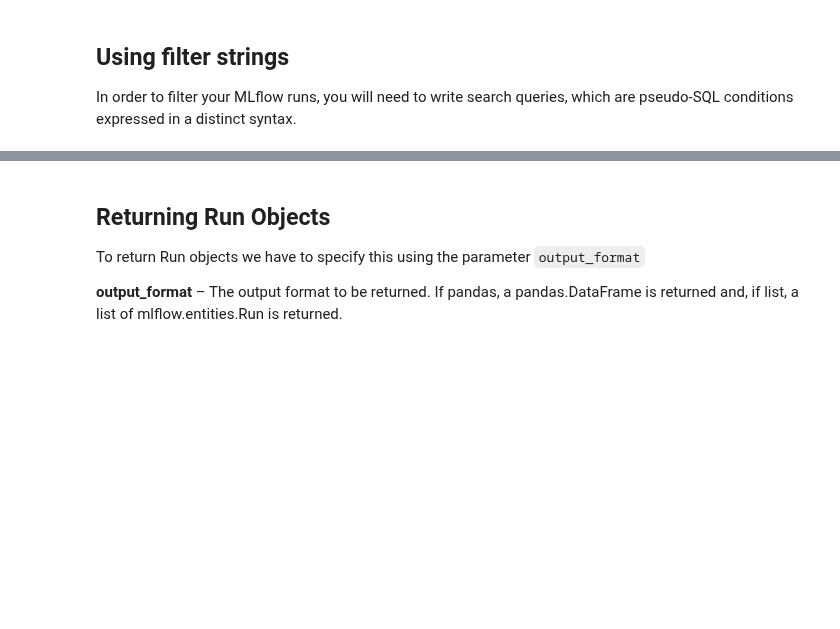
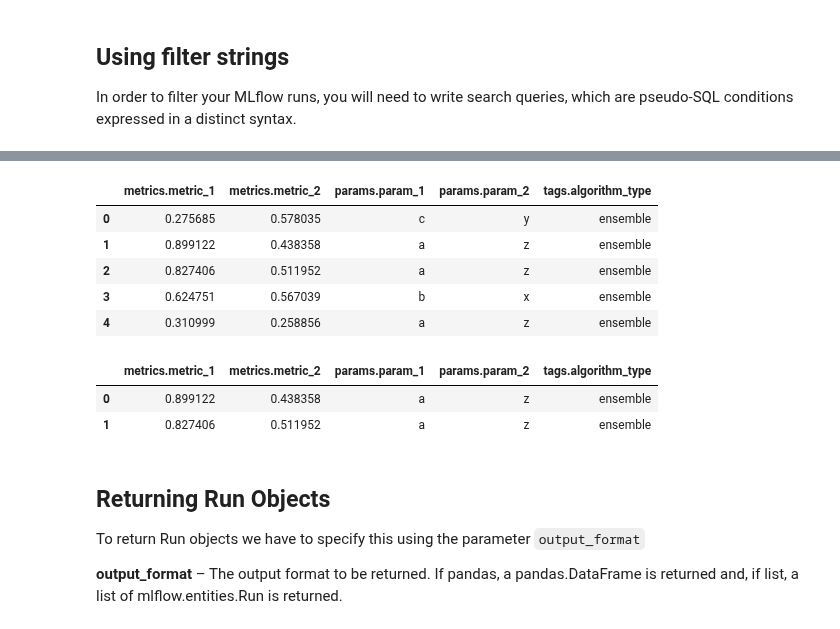
Before and after one commit to manuelgilm/mlflow_for_ml_dev, a Jupyter notebook: mlflow_for_ml_dev/notebooks/experiment_tracking_fundamentals/6_2_searching_runs.ipynb, the cells around one changed output, grey strips where cells are left out. Cells and saved outputs as stored; diff of their text form; code cells hidden in the pictures; blank space fills up the shorter version.

```diff
--- a/mlflow_for_ml_dev/notebooks/experiment_tracking_fundamentals/6_2_searching_runs.ipynb
+++ b/mlflow_for_ml_dev/notebooks/experiment_tracking_fundamentals/6_2_searching_runs.ipynb
@@ -81 +50,10 @@ runs[["metrics.metric1","metrics.metric2","metrics.metric3","tags.run_type","tag
+# %%
+runs[["metrics.metric_1","metrics.metric_2","params.param_1","params.param_2","tags.algorithm_type"]]
+# %% [output]
+|  | metrics.metric_1 | metrics.metric_2 | params.param_1 | params.param_2 | tags.algorithm_type |
+| 0 | 0.275685 | 0.578035 | c | y | ensemble |
+| 1 | 0.899122 | 0.438358 | a | z | ensemble |
+| 2 | 0.827406 | 0.511952 | a | z | ensemble |
+| 3 | 0.624751 | 0.567039 | b | x | ensemble |
+| 4 | 0.310999 | 0.258856 | a | z | ensemble |
 # %%
@@ -85,3 +61,9 @@ runs[["metrics.metric1","metrics.metric2","metrics.metric3","tags.run_type","tag
+# %%
+runs[["metrics.metric_1","metrics.metric_2","params.param_1","params.param_2","tags.algorithm_type"]]
+# %% [output]
+|  | metrics.metric_1 | metrics.metric_2 | params.param_1 | params.param_2 | tags.algorithm_type |
+| 0 | 0.899122 | 0.438358 | a | z | ensemble |
+| 1 | 0.827406 | 0.511952 | a | z | ensemble |
 # %% [markdown]
 ## Returning Run Objects
 
```
Also changed, not shown: parts of 21 cells of this notebook.
